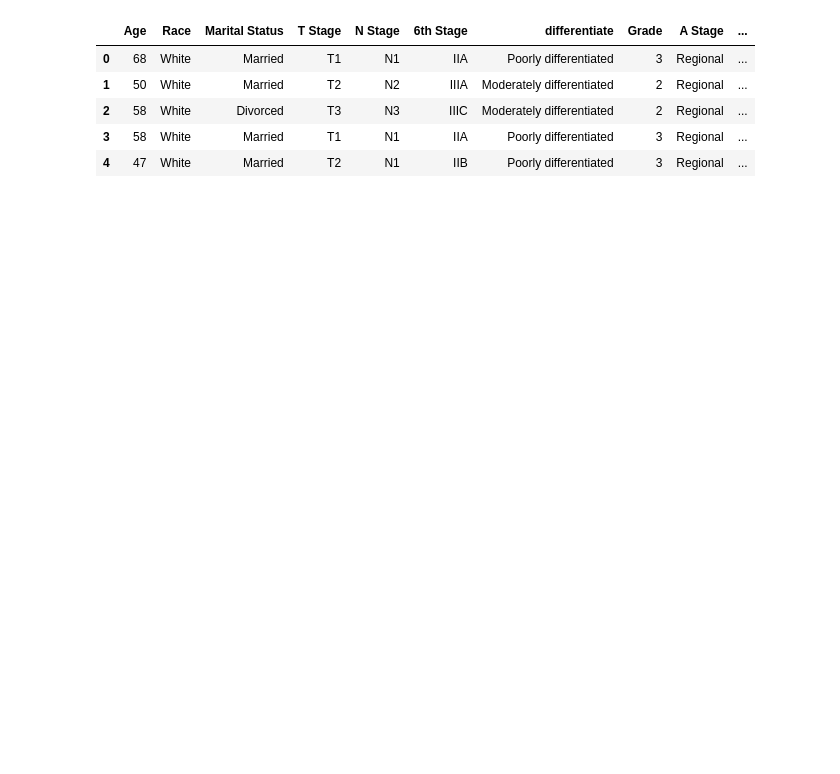
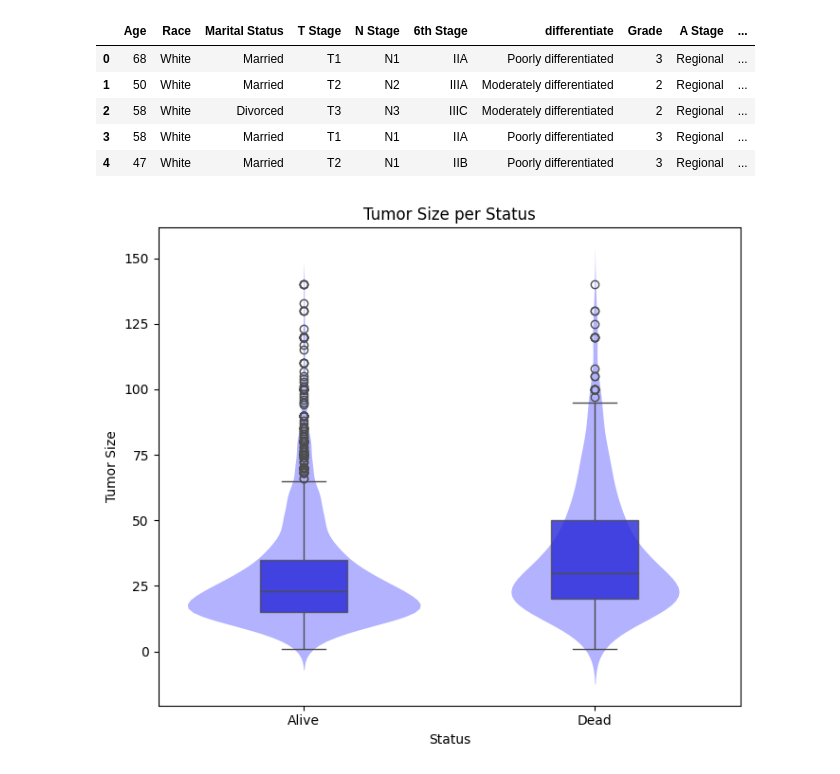
Before and after one commit to andreeriga/Scientific-Visualization-Magistrale, a Jupyter notebook: notebooks/breast.ipynb, the cells around one changed output. Cells and saved outputs as stored; diff of their text form; code cells hidden in the pictures; blank space fills up the shorter version.

Commit message:
graphs breast

```diff
--- a/notebooks/breast.ipynb
+++ b/notebooks/breast.ipynb
@@ -14,3 +15,44 @@ df.head(5)
 | 2 | 58 | White | Divorced | T3 | N3 | IIIC | Moderately differentiated | 2 | Regional | ... |
 | 3 | 58 | White | Married | T1 | N1 | IIA | Poorly differentiated | 3 | Regional | ... |
 | 4 | 47 | White | Married | T2 | N1 | IIB | Poorly differentiated | 3 | Regional | ... |
+# %%
+#confronto tra grandezza del tumore e stato finale
+
+col_x = "Status"
+col_y = "Tumor Size"
+color = 'blue'
+
+plt.figure(figsize=(7, 6))
+
+# VIOLIN
+vp = sns.violinplot(
+    data=df, x=col_x, y=col_y,
+    color=color,
+    inner=None, linewidth=0, saturation=1
+)
+
+# Ridurre l’opacità delle violin
+for patch in vp.collections:
+    patch.set_alpha(0.3)
+
+# BOX PLOT
+bp = sns.boxplot(
+    data=df, x=col_x, y=col_y,
+    color=color,
+    width=0.3,
+    boxprops={'zorder': 2},
+    saturation=0.7
+)
+
+# Opacità del boxplot
+for patch in bp.patches:
+    patch.set_alpha(0.8)
+
+plt.xlabel("Status")
+plt.ylabel("Tumor Size")
+plt.title("Tumor Size per Status")
+
+plt.tight_layout()
+plt.show()
+# %% [output]
+[figure, added]
```
Also changed, not shown: parts of 3 cells of this notebook, 2 other files.
